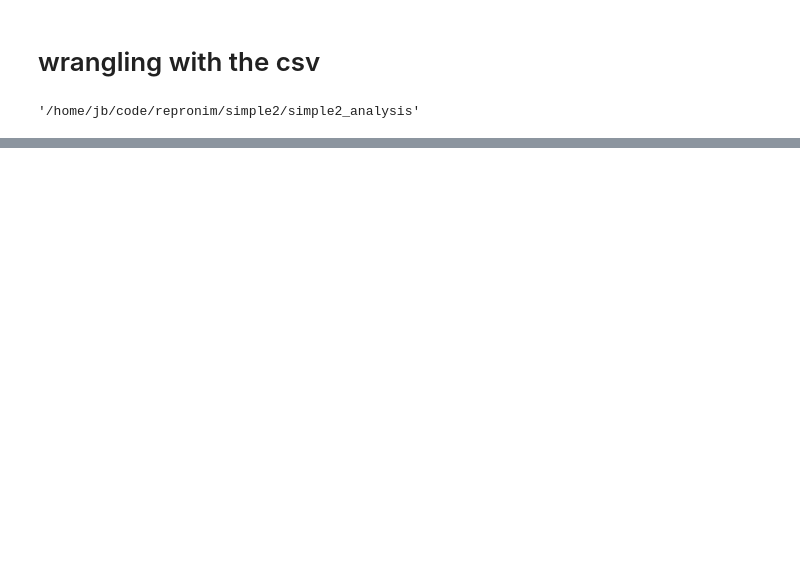
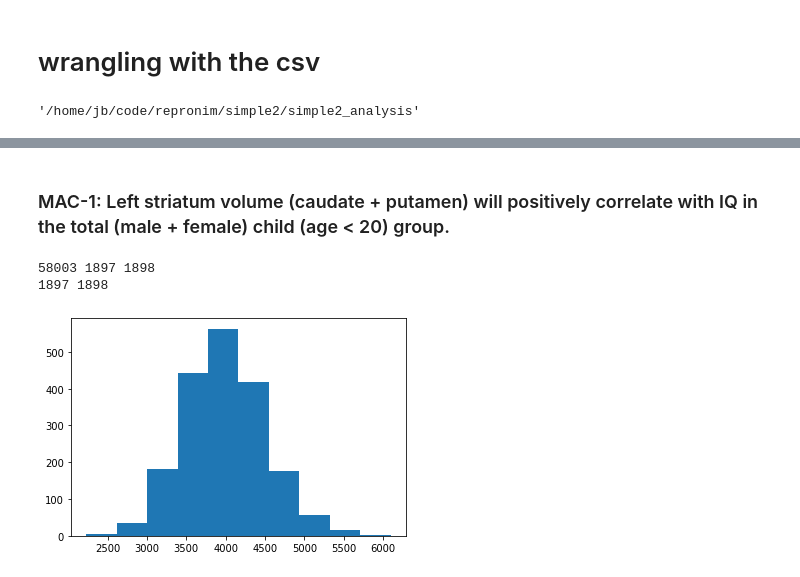
Before and after one commit to jbpoline/simple2_analysis, a Jupyter notebook: analysis-2.ipynb, the cells around one changed output, grey strips where cells are left out. Drawn from its saved outputs; the diff is of its cells as text; code cells hidden in the pictures; blank space fills up the shorter version.

```diff
--- a/analysis-2.ipynb
+++ b/analysis-2.ipynb
@@ -27,0 +31,4 @@ assert len(original_col_names) == len(set(original_col_names))
+# %%
+u2human = {}
+for idx, s in enumerate(structures):
+    u2human[s] = 'region-' + "{0:02d}".format(idx)
@@ -27,0 +63,8 @@ assert len(original_col_names) == len(set(original_col_names))
+# %%
+h2uberon = {v: k for k, v in u2human.items()}
+# print(h2uberon)
+# %%
+# print(set(hie['tool']))
+tooldic = {'surfer':'<https://surfer.nmr.mgh.harvard.edu/>',
+           'fsl':'<http://purl.org/nidash/fsl#>'}
+print(tooldic)
@@ -27,0 +177,33 @@ assert len(original_col_names) == len(set(original_col_names))
+# %% [markdown]
+### MAC-1: Left striatum volume (caudate + putamen) will positively correlate with IQ in the total (male + female) child (age < 20) group.
+# %%
+roi1 = 'caudate nucleus'
+roi2 = 'putamen'
+# roi = 'cerebellar cortex'
+tool = 'surfer'
+# tool = 'fsl'
+
+tmp = hie[['ID','Gender','structure','tool','value','fiq']]
+# condition1 = ((hie['Gender']=='1') | (hie['Gender']=='Male')) &
+
+condition1 = (hie['structure'] == h2uberon[roi1]) & (hie['tool']==tooldic[tool]) \
+             & (hie['Age'] < 20)
+condition2 = (hie['structure'] == h2uberon[roi2]) & (hie['tool']==tooldic[tool]) \
+             & (hie['Age'] < 20)
+
+
+tmp1 = tmp.loc[condition1].drop_duplicates()
+tmp2 = tmp.loc[condition2].drop_duplicates()
+#tmp1 = tmp1.set_index('ID')
+#tmp2 = tmp2.set_index('ID')
+
+
+print(len(hie),len(tmp1),len(tmp2))
+print(len(tmp1.drop_duplicates()),len(tmp2.drop_duplicates()))
+# %% [output]
+58003 1897 1898
+1897 1898
+# %%
+ax = plt.hist(tmp1['value'])
+# %% [output]
+[figure, added]
```
Also changed, not shown: parts of 64 cells of this notebook.
